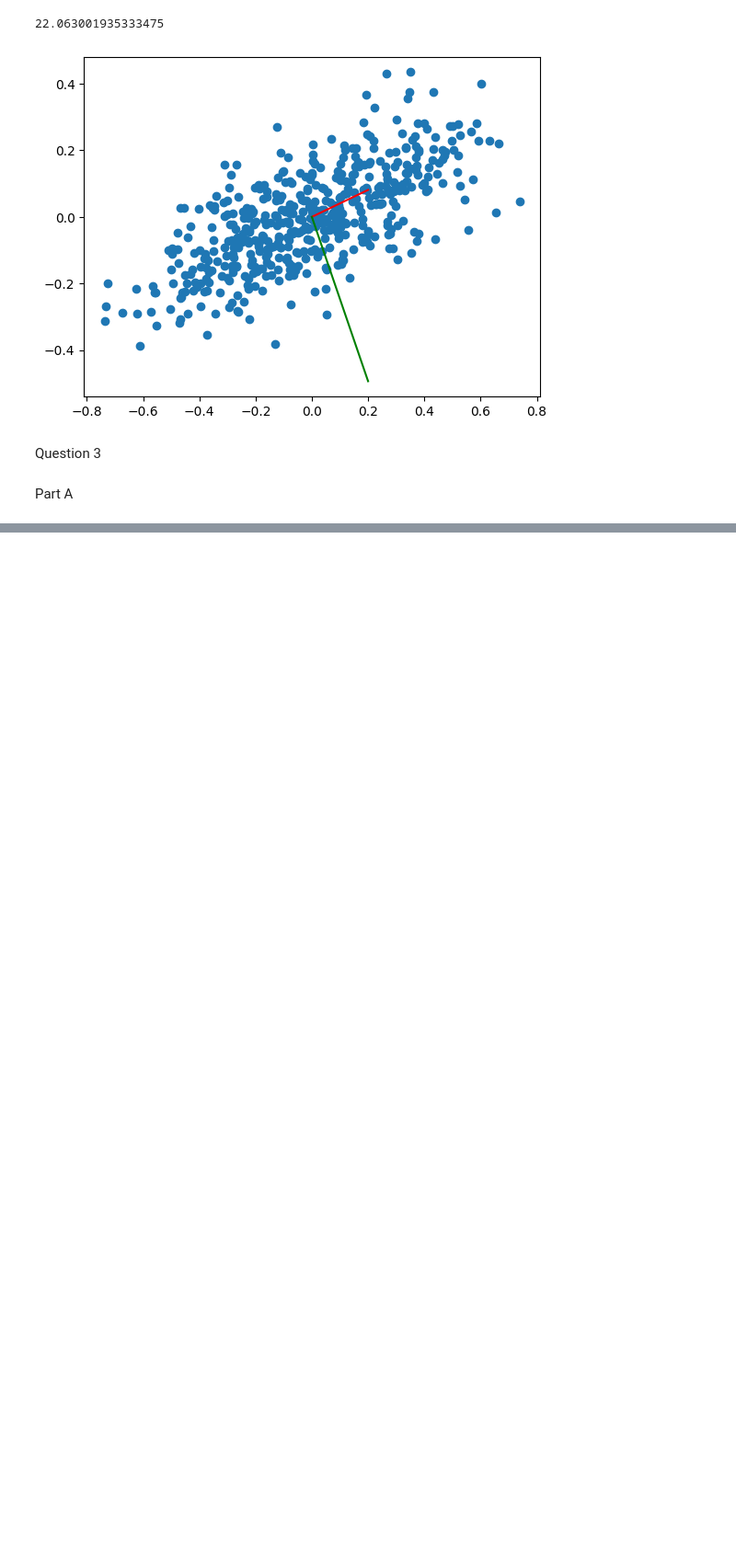
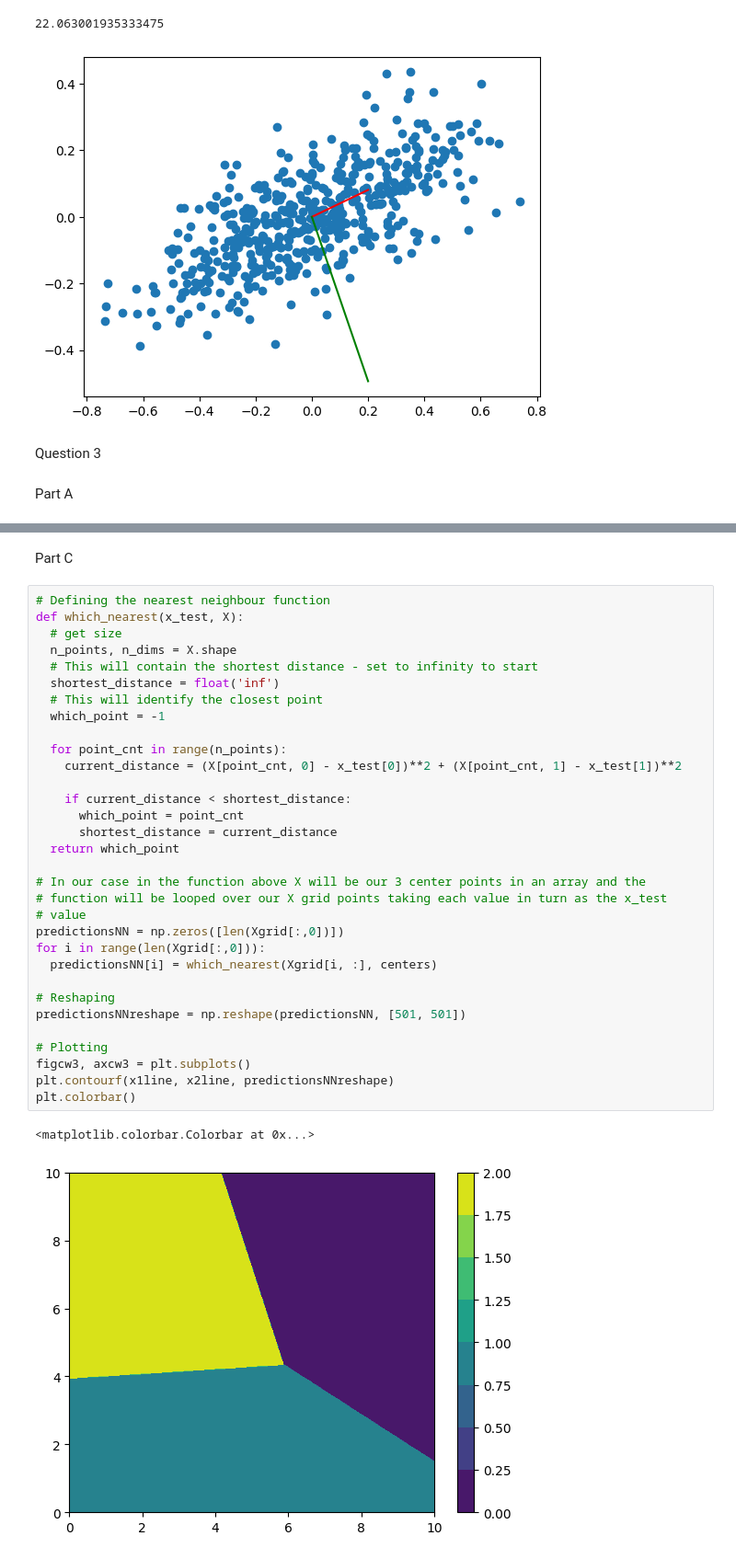
Before and after one commit to JGrant3101/ME4MachineLearning, a Jupyter notebook: Tutorial9.ipynb, the cells around one changed output, grey strips where cells are left out. Shown at 92% size. Cells and saved outputs as stored; diff of their text form; blank space fills up the shorter version.

```diff
--- a/Tutorial9.ipynb
+++ b/Tutorial9.ipynb
@@ -151,0 +210,37 @@ ValueError: ignored
+# %% [markdown]
+Part C
+# %%
+# Defining the nearest neighbour function
+def which_nearest(x_test, X):
+  # get size
+  n_points, n_dims = X.shape
+  # This will contain the shortest distance - set to infinity to start
+  shortest_distance = float('inf')
+  # This will identify the closest point
+  which_point = -1
+
+  for point_cnt in range(n_points):
+    current_distance = (X[point_cnt, 0] - x_test[0])**2 + (X[point_cnt, 1] - x_test[1])**2
+
+    if current_distance < shortest_distance:
+      which_point = point_cnt
+      shortest_distance = current_distance
+  return which_point
+
+# In our case in the function above X will be our 3 center points in an array and the
+# function will be looped over our X grid points taking each value in turn as the x_test
+# value
+predictionsNN = np.zeros([len(Xgrid[:,0])])
+for i in range(len(Xgrid[:,0])):
+  predictionsNN[i] = which_nearest(Xgrid[i, :], centers)
+
+# Reshaping
+predictionsNNreshape = np.reshape(predictionsNN, [501, 501])
+
+# Plotting
+figcw3, axcw3 = plt.subplots()
+plt.contourf(x1line, x2line, predictionsNNreshape)
+plt.colorbar()
+# %% [output]
+<matplotlib.colorbar.Colorbar at 0x...>
+[figure, added]
```
Also changed, not shown: parts of 3 cells of this notebook.
